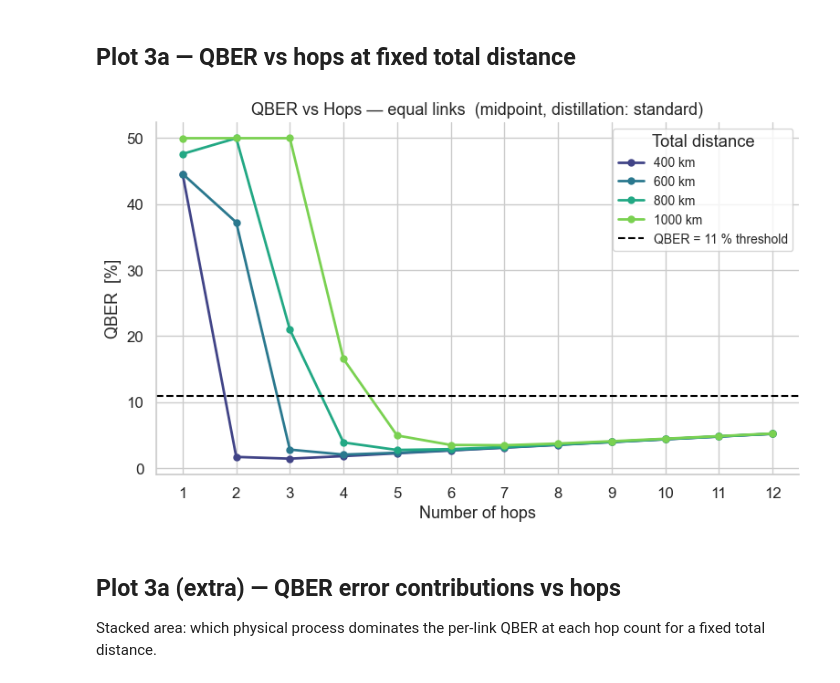
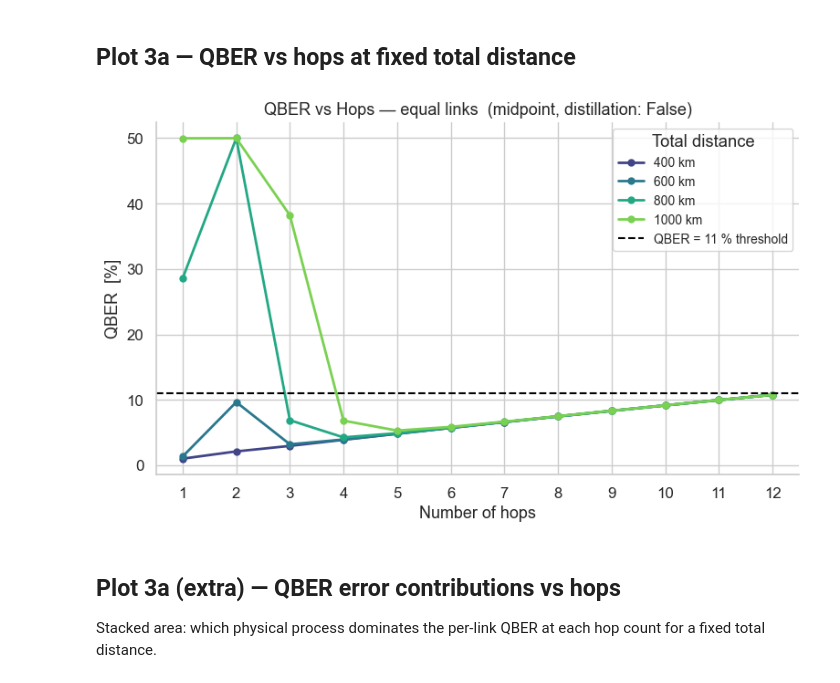
Before and after one commit to lucamar91/qkd_networks, a Jupyter notebook: analysis_plots_dist.ipynb, the cells around one changed output. Drawn from its saved outputs; the diff is of its cells as text; code cells hidden in the pictures.

```diff
--- a/analysis_plots_dist.ipynb
+++ b/analysis_plots_dist.ipynb
@@ -624,9 +656,10 @@ def plot_qber_vs_hops_fixed_dist(
         distances_km=(400, 600, 800, 1000),
         max_hops=12,
         architecture='midpoint',
-        distillation_type=None,
+        distillation=False,
         distillation_time='before_swap',
-        distillation_level=1, multiphoton = True):
+        distillation_level=1, multiphoton = True,
+        multiplexing_type=None):
     """
     QBER vs hops for several fixed total distances (synthetic equal-hop paths).
 
@@ -638,39 +671,39 @@ def plot_qber_vs_hops_fixed_dist(
     architecture     : 'node' or 'midpoint'
     distillation_type : None, 'multiplexing', or 'standard'
     """
     QBER_THRESHOLD = 0.11
     hop_range = range(1, max_hops + 1)
     palette   = sns.color_palette('viridis', len(distances_km))
 
     fig, ax = plt.subplots(figsize=(8, 5))
     for dist_km, colour in zip(distances_km, palette):
         qbers = [
-            _synthetic_qber(params, dist_km, h, architecture, distillation_type, distillation_time, distillation_level, multiphoton) * 100
+            _synthetic_qber(params, dist_km, h, architecture=architecture, multiphoton=multiphoton, distillation=distillation, multiplexing_type=multiplexing_type, distillation_level=distillation_level, distillation_time=distillation_time) * 100
             for h in hop_range
         ]
         ax.plot(list(hop_range), qbers, marker='o', linewidth=2,
                 color=colour, markersize=5, label=f'{dist_km} km')
 
     ax.axhline(QBER_THRESHOLD * 100, color='black', linewidth=1.5,
                linestyle='--', label='QBER = 11 % threshold')
     ax.set_xlabel('Number of hops', fontsize=13)
     ax.set_ylabel('QBER  [%]', fontsize=13)
-    dist_str = distillation_type if distillation_type else 'none'
+    #dist_str = distillation_type if distillation_type else 'none'
     ax.set_title(
-        f'QBER vs Hops — equal links  ({architecture}, distillation: {dist_str})',
+        f'QBER vs Hops — equal links  ({architecture}, distillation: {distillation})',
         fontsize=13)
     ax.set_xticks(list(hop_range))
     ax.legend(title='Total distance', frameon=True, fontsize=10)
     ax.set_xlim(0.5, max_hops + 0.5)
     sns.despine()
     plt.tight_layout()
-    plt.savefig(f"plots/plot3a_qber_vs_hops_fixed_dist_{distillation_type}.pdf", bbox_inches='tight')
+    plt.savefig(f"plots/plot3a_qber_vs_hops_fixed_dist_{distillation}.pdf", bbox_inches='tight')
     plt.show()
 
 
-plot_qber_vs_hops_fixed_dist(params, distillation_type='standard', distillation_time='before_swap', distillation_level=2, multiphoton=False)
+plot_qber_vs_hops_fixed_dist(params, distillation=False, distillation_time='before_swap', distillation_level=1, multiphoton=False, multiplexing_type=None)
 # %% [output]
-[figure, old version]
+[figure, new version]
 # %% [markdown]
 ## Plot 3a (extra) — QBER error contributions vs hops
 
```
Also changed, not shown: parts of 6 cells of this notebook, 1 other file.
